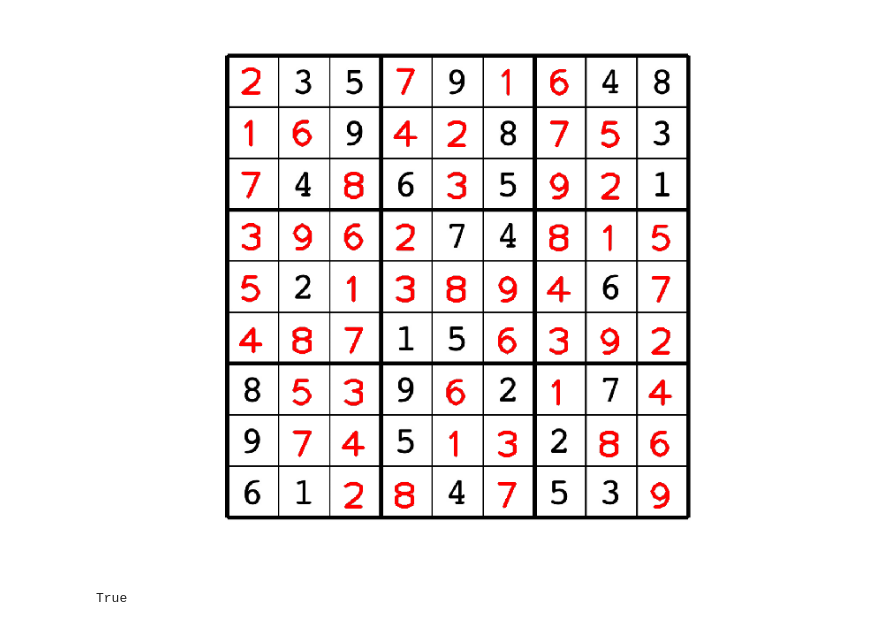
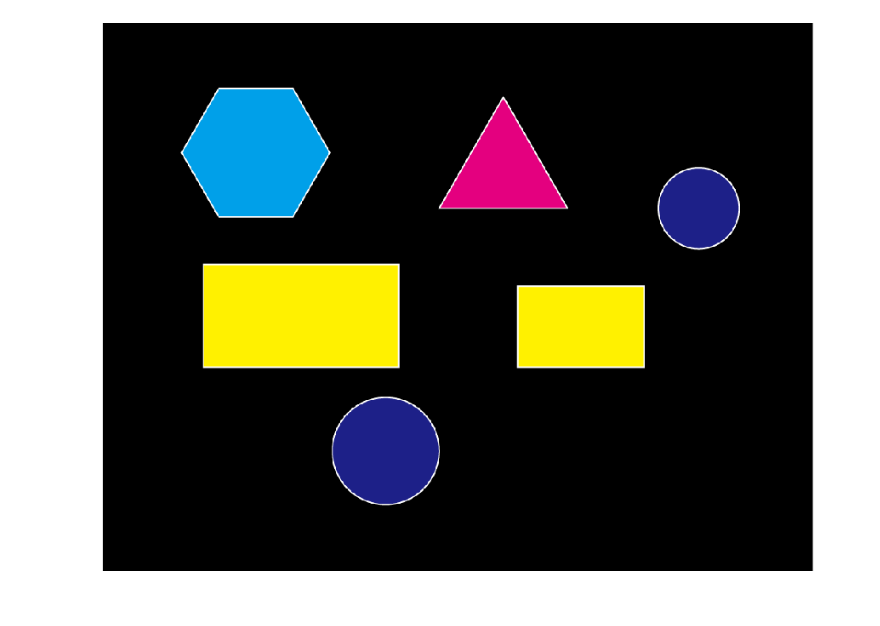
Before and after one commit to tatsy/programming-for-beginners, a Jupyter notebook: python/detect_figure.ipynb, the cells around one changed output. Drawn from its saved outputs; the diff is of its cells as text; code cells hidden in the pictures.

Commit message:
Editing figure detection.

```diff
--- a/python/detect_figure.ipynb
+++ b/python/detect_figure.ipynb
@@ -362,13 +1,18 @@ res = (1.0 - alpha) * (image / 255.0).astype('float32') + alpha * rgb
-# %%
-plt.figure(figsize=(15, 15))
-plt.imshow(res)
-plt.axis('off')
-plt.show()
-# %% [output]
-[figure, removed]
-# %%
-base, ext = os.path.splitext(filename)
-outfile = base + '_ans' + ext
-cv2.imwrite(base + '_ans' + ext, cv2.cvtColor(res, cv2.COLOR_BGR2RGB) * 255.0)
-# %% [output]
-True
+# %%
+import numpy as np
+import cv2
+import matplotlib.pyplot as plt
+plt.rcParams['figure.figsize'] = (15, 15)
+# %%
+filename = 'data/figures.png'
+# %%
+image = cv2.imread(filename, cv2.IMREAD_COLOR)
+if image is None:
+    raise Exception('Failed to load image: ' + filename)
+
+image = cv2.cvtColor(image, cv2.COLOR_BGR2RGB)
+plt.imshow(image)
+plt.axis('off')
+plt.show()
+# %% [output]
+[figure, added]
```
Also changed, not shown: parts of 44 cells of this notebook, 12 other files.
